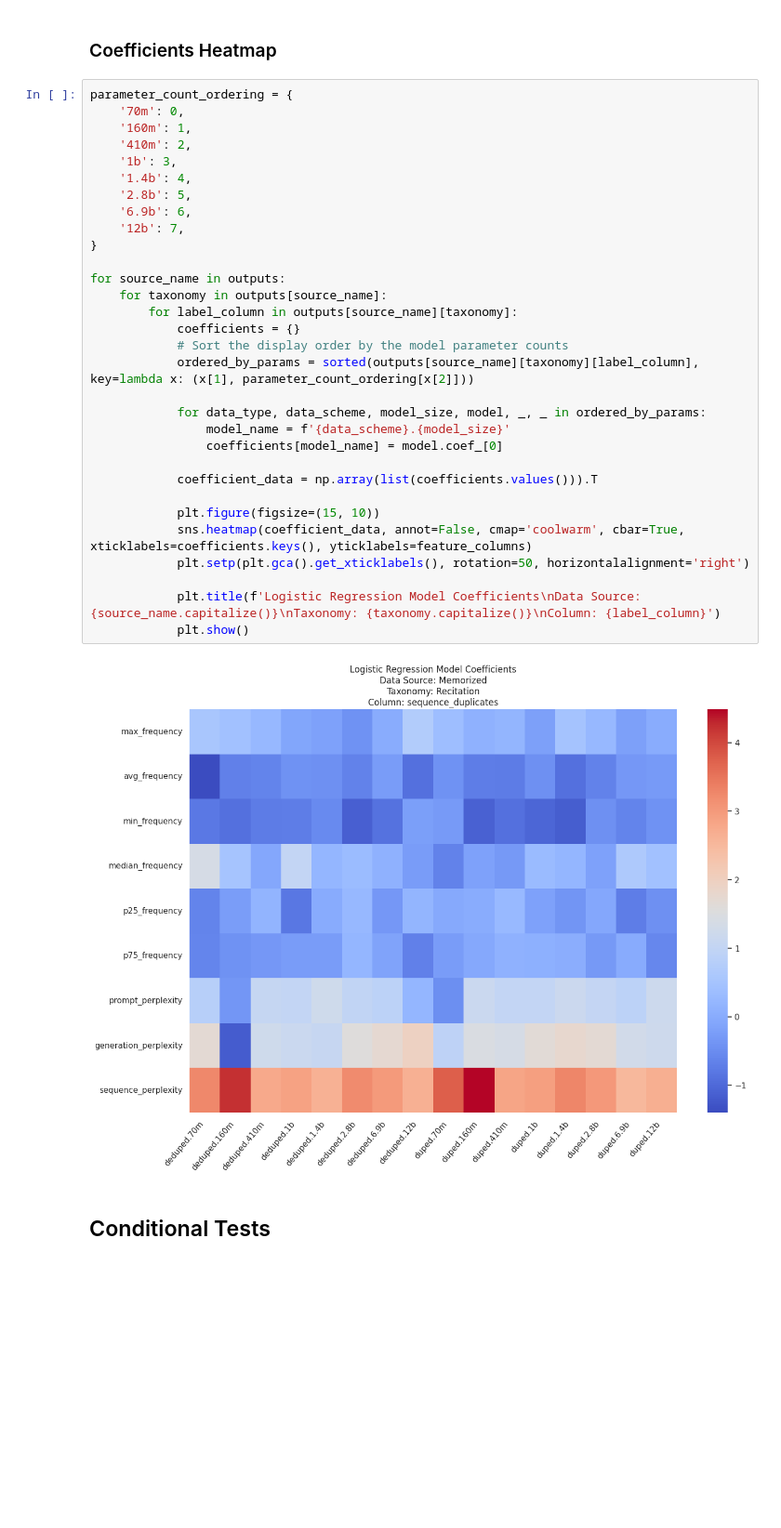
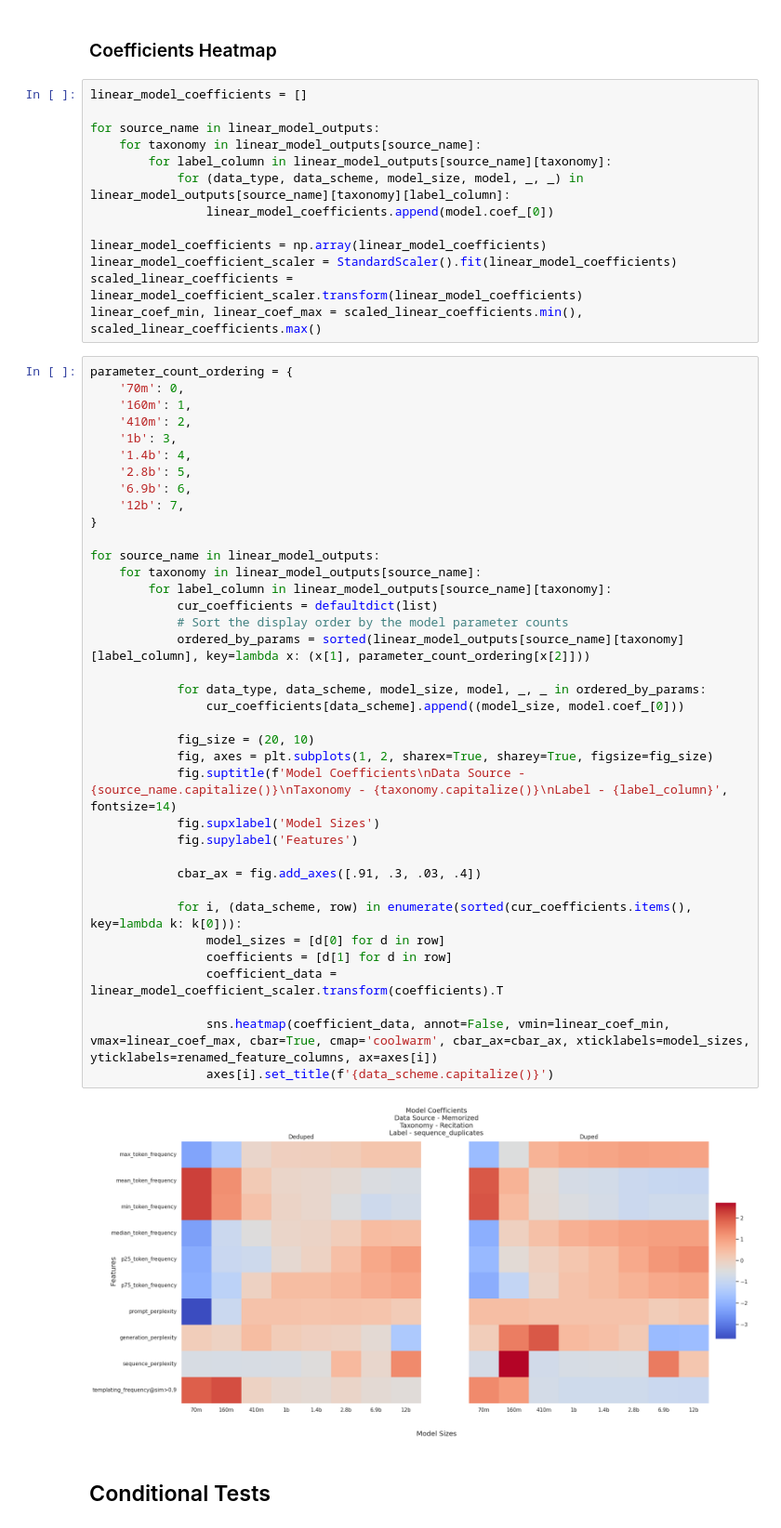
Before and after one commit to EleutherAI/semantic-memorization, a Jupyter notebook: working_dirs/alvin/modeling_and_correlations/linear_modeling+conditional_tests.ipynb, the cells around one changed output. Shown at 93% size. Saved outputs shown, nothing was run; the diff lists cells and outputs as text; blank space fills up the shorter version.

Commit message:
new plots

```diff
--- a/working_dirs/alvin/modeling_and_correlations/linear_modeling+conditional_tests.ipynb
+++ b/working_dirs/alvin/modeling_and_correlations/linear_modeling+conditional_tests.ipynb
@@ -268,39 +198,58 @@ for source_name in outputs:
 ## Linear Model Visualizations
 # %% [markdown]
 ### Coefficients Heatmap
+# %%
+linear_model_coefficients = []
+
+for source_name in linear_model_outputs:
+    for taxonomy in linear_model_outputs[source_name]:
+        for label_column in linear_model_outputs[source_name][taxonomy]:
+            for (data_type, data_scheme, model_size, model, _, _) in linear_model_outputs[source_name][taxonomy][label_column]:
+                linear_model_coefficients.append(model.coef_[0])
+
+linear_model_coefficients = np.array(linear_model_coefficients)
+linear_model_coefficient_scaler = StandardScaler().fit(linear_model_coefficients)
+scaled_linear_coefficients = linear_model_coefficient_scaler.transform(linear_model_coefficients)
+linear_coef_min, linear_coef_max = scaled_linear_coefficients.min(), scaled_linear_coefficients.max()
 # %%
 parameter_count_ordering = {
     '70m': 0,
     '160m': 1,
     '410m': 2,
     '1b': 3,
     '1.4b': 4,
     '2.8b': 5,
     '6.9b': 6,
     '12b': 7,
 }
 
-for source_name in outputs:
-    for taxonomy in outputs[source_name]:
-        for label_column in outputs[source_name][taxonomy]:
-            coefficients = {}
+for source_name in linear_model_outputs:
+    for taxonomy in linear_model_outputs[source_name]:
+        for label_column in linear_model_outputs[source_name][taxonomy]:
+            cur_coefficients = defaultdict(list)
             # Sort the display order by the model parameter counts
-            ordered_by_params = sorted(outputs[source_name][taxonomy][label_column], key=lambda x: (x[1], parameter_count_ordering[x[2]]))
+            ordered_by_params = sorted(linear_model_outputs[source_name][taxonomy][label_column], key=lambda x: (x[1], parameter_count_ordering[x[2]]))
 
             for data_type, data_scheme, model_size, model, _, _ in ordered_by_params:
-                model_name = f'{data_scheme}.{model_size}'
-                coefficients[model_name] = model.coef_[0]
+                cur_coefficients[data_scheme].append((model_size, model.coef_[0]))
 
-            coefficient_data = np.array(list(coefficients.values())).T
+            fig_size = (20, 10)
+            fig, axes = plt.subplots(1, 2, sharex=True, sharey=True, figsize=fig_size)
+            fig.suptitle(f'Model Coefficients\nData Source - {source_name.capitalize()}\nTaxonomy - {taxonomy.capitalize()}\nLabel - {label_column}', fontsize=14)
+            fig.supxlabel('Model Sizes')
+            fig.supylabel('Features')
 
-            plt.figure(figsize=(15, 10))
-            sns.heatmap(coefficient_data, annot=False, cmap='coolwarm', cbar=True, xticklabels=coefficients.keys(), yticklabels=feature_columns)
-            plt.setp(plt.gca().get_xticklabels(), rotation=50, horizontalalignment='right')
+            cbar_ax = fig.add_axes([.91, .3, .03, .4])
 
-            plt.title(f'Logistic Regression Model Coefficients\nData Source: {source_name.capitalize()}\nTaxonomy: {taxonomy.capitalize()}\nColumn: {label_column}')
-            plt.show()
+            for i, (data_scheme, row) in enumerate(sorted(cur_coefficients.items(), key=lambda k: k[0])):
+                model_sizes = [d[0] for d in row]
+                coefficients = [d[1] for d in row]
+                coefficient_data = linear_model_coefficient_scaler.transform(coefficients).T
+
+                sns.heatmap(coefficient_data, annot=False, vmin=linear_coef_min, vmax=linear_coef_max, cbar=True, cmap='coolwarm', cbar_ax=cbar_ax, xticklabels=model_sizes, yticklabels=renamed_feature_columns, ax=axes[i])
+                axes[i].set_title(f'{data_scheme.capitalize()}')
 # %% [output]
-[figure, old version]
+[figure, new version]
 # %% [markdown]
 ## Conditional Tests
 # %%
```
Also changed, not shown: parts of 16 cells of this notebook.
